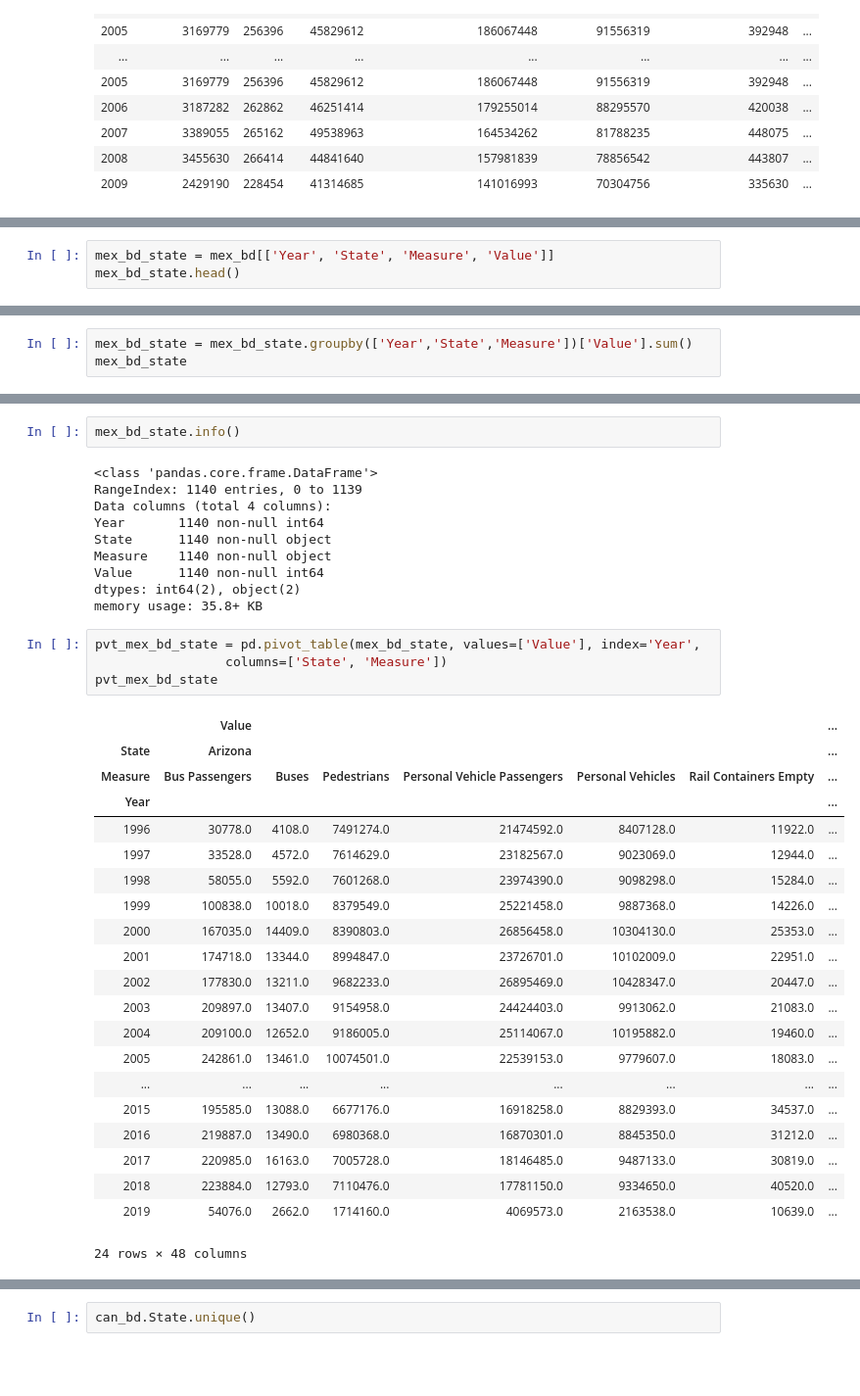
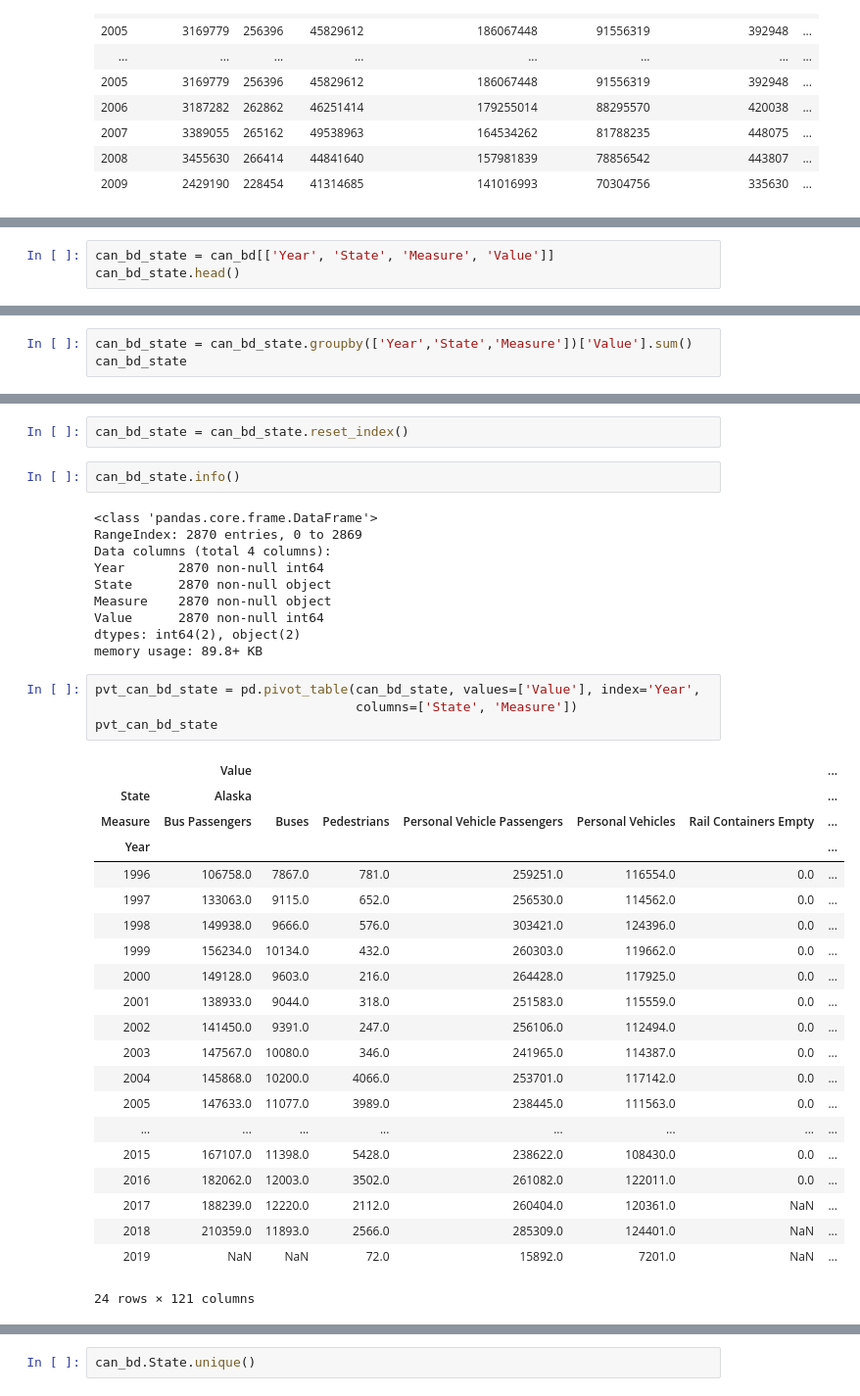
Before and after one commit to philipayazi/Project1_BorderEntries, a Jupyter notebook: Border_Entries_and _Trade.ipynb, the cells around one changed output, grey strips where cells are left out. Shown at 98% size. Saved outputs shown, nothing was run; the diff lists cells and outputs as text; blank space fills up the shorter version.

```diff
--- a/Border_Entries_and _Trade.ipynb
+++ b/Border_Entries_and _Trade.ipynb
@@ -701,5 +845,5 @@ mex_bd
 # %%
-mex_bd_state = mex_bd[['Year', 'State', 'Measure', 'Value']]
-mex_bd_state.head()
+can_bd_state = can_bd[['Year', 'State', 'Measure', 'Value']]
+can_bd_state.head()
 # %% [output]
 |  | Year | State | Measure | Value |
@@ -717,6 +861,6 @@ array(['Bus Passengers', 'Buses', 'Pedestrians',
        'Train Passengers', 'Trains', 'Truck Containers Empty',
        'Truck Containers Full', 'Trucks'], dtype=object)
 # %%
-mex_bd_state = mex_bd_state.groupby(['Year','State','Measure'])['Value'].sum()
-mex_bd_state
+can_bd_state = can_bd_state.groupby(['Year','State','Measure'])['Value'].sum()
+can_bd_state
 # %% [output]
@@ -753,38 +880,40 @@ mex_bd_state
+# %%
+can_bd_state = can_bd_state.reset_index()
 # %%
-mex_bd_state.info()
+can_bd_state.info()
 # %% [output]
 <class 'pandas.core.frame.DataFrame'>
-RangeIndex: 1140 entries, 0 to 1139
+RangeIndex: 2870 entries, 0 to 2869
 Data columns (total 4 columns):
-Year       1140 non-null int64
-State      1140 non-null object
-Measure    1140 non-null object
-Value      1140 non-null int64
+Year       2870 non-null int64
+State      2870 non-null object
+Measure    2870 non-null object
+Value      2870 non-null int64
 dtypes: int64(2), object(2)
-memory usage: 35.8+ KB
+memory usage: 89.8+ KB
 # %%
-pvt_mex_bd_state = pd.pivot_table(mex_bd_state, values=['Value'], index='Year',
-                 columns=['State', 'Measure'])
-pvt_mex_bd_state
+pvt_can_bd_state = pd.pivot_table(can_bd_state, values=['Value'], index='Year',
+                                  columns=['State', 'Measure'])
+pvt_can_bd_state
 # %% [output]
 |  | Value |  |  |  |  |  | ... |
-| State | Arizona |  |  |  |  |  | ... |
+| State | Alaska |  |  |  |  |  | ... |
 | Measure | Bus Passengers | Buses | Pedestrians | Personal Vehicle Passengers | Personal Vehicles | Rail Containers Empty | ... |
 | Year |  |  |  |  |  |  | ... |
-| 1996 | 30778.0 | 4108.0 | 7491274.0 | 21474592.0 | 8407128.0 | 11922.0 | ... |
-| 1997 | 33528.0 | 4572.0 | 7614629.0 | 23182567.0 | 9023069.0 | 12944.0 | ... |
-| 1998 | 58055.0 | 5592.0 | 7601268.0 | 23974390.0 | 9098298.0 | 15284.0 | ... |
-| 1999 | 100838.0 | 10018.0 | 8379549.0 | 25221458.0 | 9887368.0 | 14226.0 | ... |
-| 2000 | 167035.0 | 14409.0 | 8390803.0 | 26856458.0 | 10304130.0 | 25353.0 | ... |
-| 2001 | 174718.0 | 13344.0 | 8994847.0 | 23726701.0 | 10102009.0 | 22951.0 | ... |
-| 2002 | 177830.0 | 13211.0 | 9682233.0 | 26895469.0 | 10428347.0 | 20447.0 | ... |
-| 2003 | 209897.0 | 13407.0 | 9154958.0 | 24424403.0 | 9913062.0 | 21083.0 | ... |
-| 2004 | 209100.0 | 12652.0 | 9186005.0 | 25114067.0 | 10195882.0 | 19460.0 | ... |
-| 2005 | 242861.0 | 13461.0 | 10074501.0 | 22539153.0 | 9779607.0 | 18083.0 | ... |
+| 1996 | 106758.0 | 7867.0 | 781.0 | 259251.0 | 116554.0 | 0.0 | ... |
+| 1997 | 133063.0 | 9115.0 | 652.0 | 256530.0 | 114562.0 | 0.0 | ... |
+| 1998 | 149938.0 | 9666.0 | 576.0 | 303421.0 | 124396.0 | 0.0 | ... |
+| 1999 | 156234.0 | 10134.0 | 432.0 | 260303.0 | 119662.0 | 0.0 | ... |
+| 2000 | 149128.0 | 9603.0 | 216.0 | 264428.0 | 117925.0 | 0.0 | ... |
+| 2001 | 138933.0 | 9044.0 | 318.0 | 251583.0 | 115559.0 | 0.0 | ... |
+| 2002 | 141450.0 | 9391.0 | 247.0 | 256106.0 | 112494.0 | 0.0 | ... |
+| 2003 | 147567.0 | 10080.0 | 346.0 | 241965.0 | 114387.0 | 0.0 | ... |
+| 2004 | 145868.0 | 10200.0 | 4066.0 | 253701.0 | 117142.0 | 0.0 | ... |
+| 2005 | 147633.0 | 11077.0 | 3989.0 | 238445.0 | 111563.0 | 0.0 | ... |
 | ... | ... | ... | ... | ... | ... | ... | ... |
-| 2015 | 195585.0 | 13088.0 | 6677176.0 | 16918258.0 | 8829393.0 | 34537.0 | ... |
-| 2016 | 219887.0 | 13490.0 | 6980368.0 | 16870301.0 | 8845350.0 | 31212.0 | ... |
-| 2017 | 220985.0 | 16163.0 | 7005728.0 | 18146485.0 | 9487133.0 | 30819.0 | ... |
-| 2018 | 223884.0 | 12793.0 | 7110476.0 | 17781150.0 | 9334650.0 | 40520.0 | ... |
-| 2019 | 54076.0 | 2662.0 | 1714160.0 | 4069573.0 | 2163538.0 | 10639.0 | ... |
+| 2015 | 167107.0 | 11398.0 | 5428.0 | 238622.0 | 108430.0 | 0.0 | ... |
+| 2016 | 182062.0 | 12003.0 | 3502.0 | 261082.0 | 122011.0 | 0.0 | ... |
+| 2017 | 188239.0 | 12220.0 | 2112.0 | 260404.0 | 120361.0 | NaN | ... |
+| 2018 | 210359.0 | 11893.0 | 2566.0 | 285309.0 | 124401.0 | NaN | ... |
+| 2019 | NaN | NaN | 72.0 | 15892.0 | 7201.0 | NaN | ... |
-24 rows × 48 columns
+24 rows × 121 columns
```
Also changed, not shown: parts of 94 cells of this notebook.
